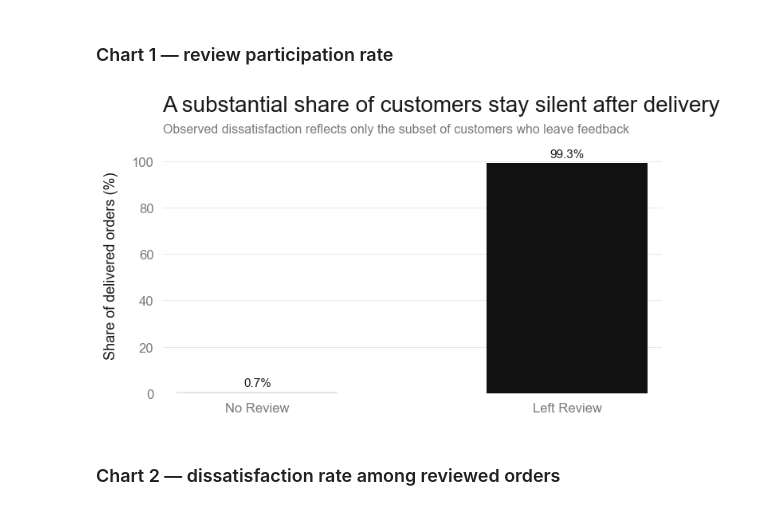
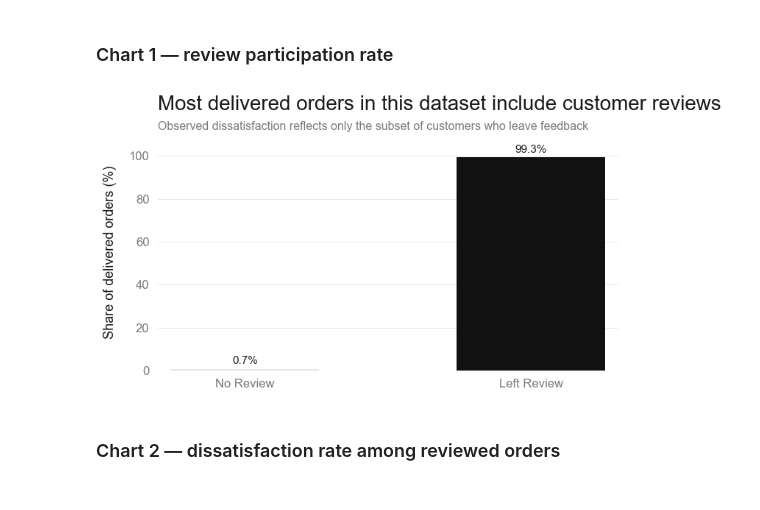
Before and after one commit to rachelv2/ecommerce-cx-dissatisfaction-prediction, a Jupyter notebook: notebooks/02_eda.ipynb, the cells around one changed output. Saved outputs shown, nothing was run; the diff lists cells and outputs as text; code cells hidden in the pictures.

```diff
--- a/notebooks/02_eda.ipynb
+++ b/notebooks/02_eda.ipynb
@@ -81,35 +81,35 @@ labels = ["No Review", "Left Review"]
 values = [100 - review_rate, review_rate]
 colors = [LIGHT, ACCENT]
 
 bars = ax.bar(labels, values, color=colors, width=0.52)
 
 add_title(
     ax,
-    "A substantial share of customers stay silent after delivery",
+    "Most delivered orders in this dataset include customer reviews",
     "Observed dissatisfaction reflects only the subset of customers who leave feedback"
 )
 
 ax.set_ylabel("Share of delivered orders (%)")
 ax.set_ylim(0, 110)
 clean_axes(ax, grid_axis="y")
 
 for bar in bars:
     h = bar.get_height()
     ax.text(
         bar.get_x() + bar.get_width()/2,
         h + 1.2,
         f"{h:.1f}%",
         ha="center",
         va="bottom",
         fontsize=11,
         color=DARK
     )
 
 plt.tight_layout(pad=3)
 plt.show()
 save_fig(fig, "01_review_participation_rate.png")
 # %% [output]
-[figure, old version]
+[figure, new version]
 # %% [markdown]
 ### Chart 2 — dissatisfaction rate among reviewed orders
 # %%
```
Also changed, not shown: 8 other files.
